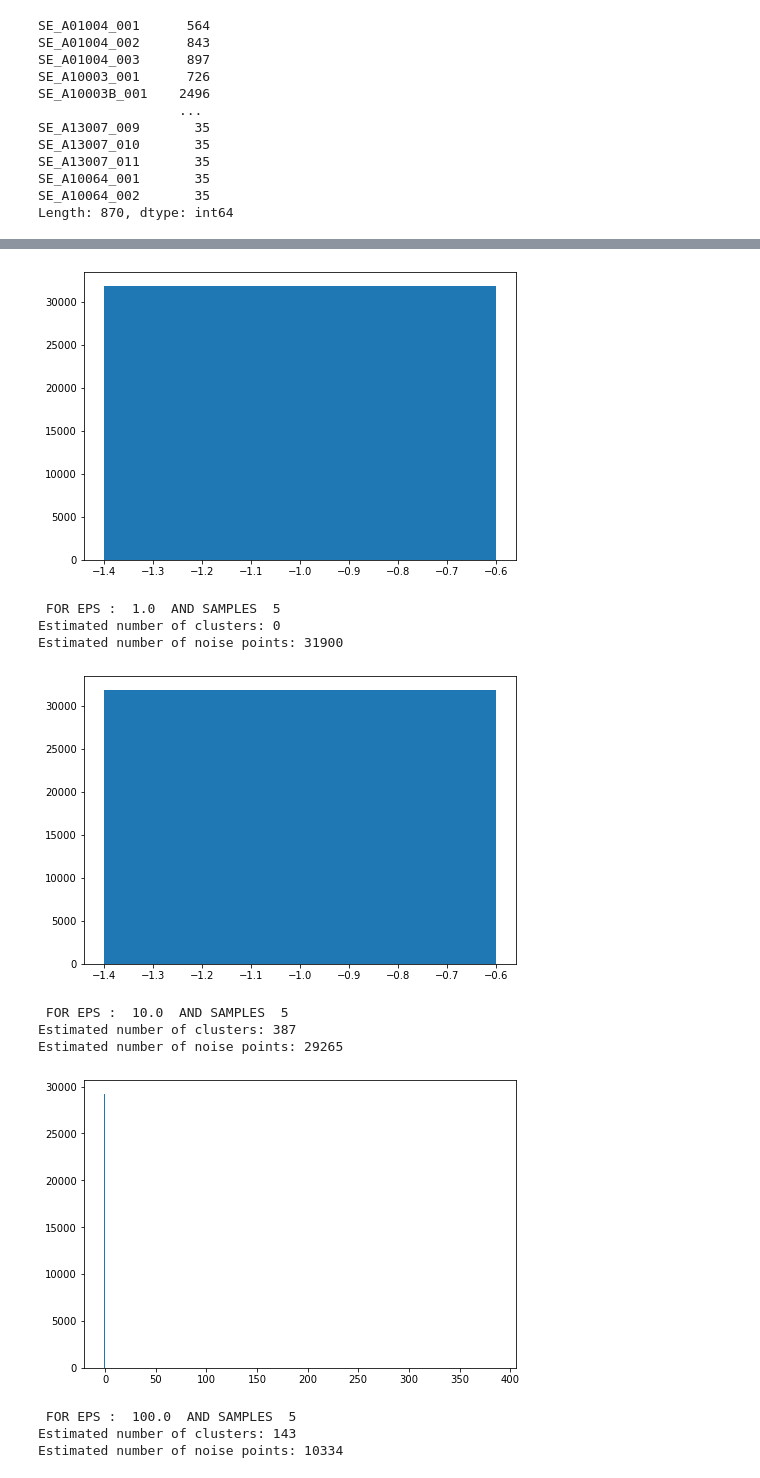
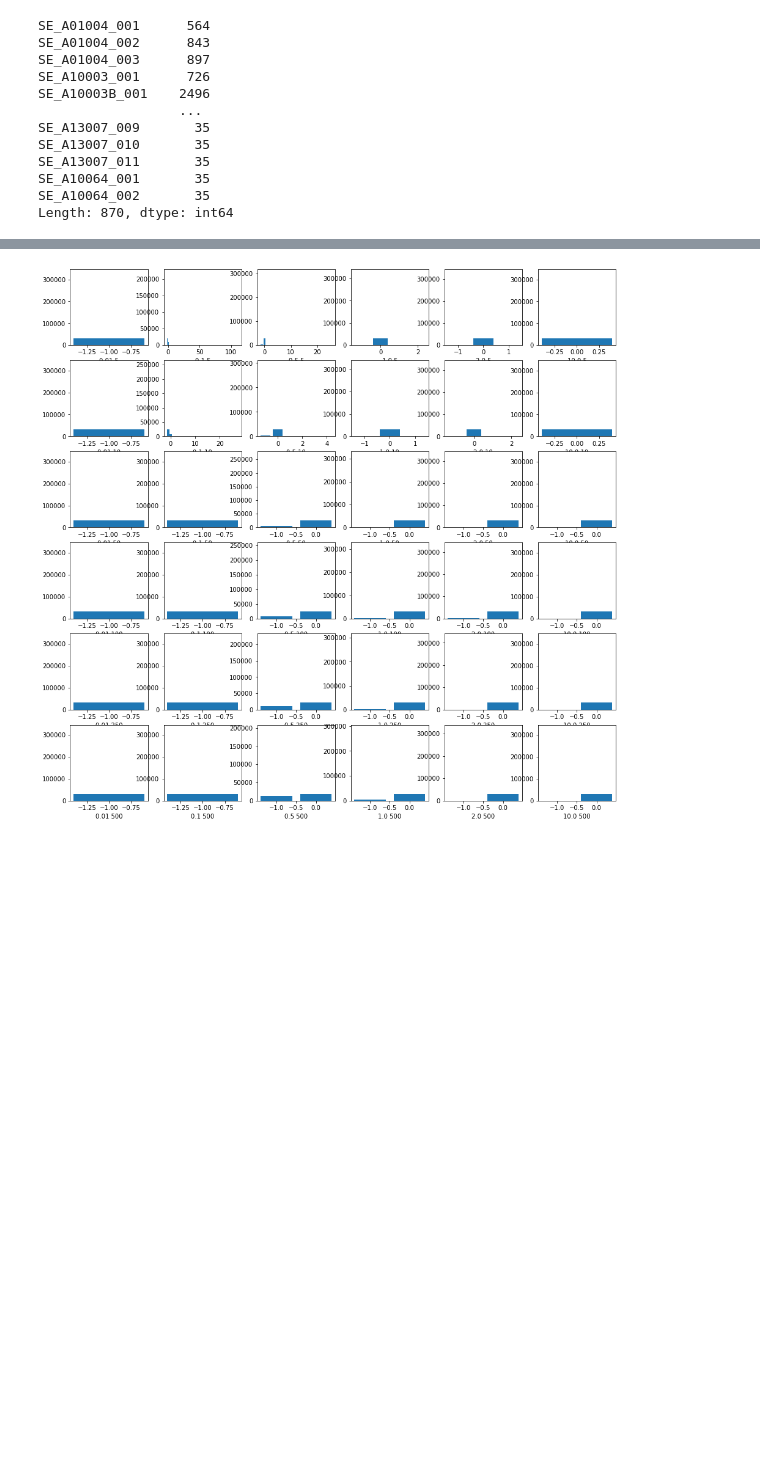
Before and after one commit to joshuajnoble/w207_group_project, a Jupyter notebook: demographics_clustering_DBSCAN.ipynb, the cells around one changed output, grey strips where cells are left out. Saved outputs shown, nothing was run; the diff lists cells and outputs as text; code cells hidden in the pictures; blank space fills up the shorter version.

Commit message:
DBSCAN

```diff
--- a/demographics_clustering_DBSCAN.ipynb
+++ b/demographics_clustering_DBSCAN.ipynb
@@ -39,7 +39,7 @@ SE_A10064_002       35
 Length: 870, dtype: int64
 # %%
 #reduced_demos = demographics_data[["SE_A00002_002", "SE_A10003_001", "SE_B12001_002", "SE_B12001_003", "SE_B12001_004", "SE_A14002_002", "SE_A14002_003", "SE_A14002_004", "SE_A14002_005", "SE_A14002_006", "SE_A14002_007", "SE_A14002_008", "SE_A14002_009", "SE_A14002_010", "SE_A14002_011", "SE_A14002_012", "SE_A14028_001", "SE_A10035B_002", "SE_A10035B_003", "SE_A10035B_004", "SE_A10035B_005", "SE_A10035B_006", "SE_A10035B_007", "SE_A10035B_008", "SE_A10035B_009" ]]
-reduced_demos = demographics_data[["SE_A00002_002", "SE_A14028_001", "SE_A14008_001"]]
+reduced_demos = demographics_data[["SE_A00002_002", "SE_A14028_001", "SE_A14011_001", "SE_A14008_001", "SE_B10040_002", "SE_B10040_003"]]
 # %%
 null_counts = reduced_demos.isnull().sum()
 print(null_counts[null_counts > 0])
@@ -55,5 +58,5 @@ print(reduced_demos.shape)
 # %%
-#reduced_demos = StandardScaler().fit_transform(reduced_demos)
+reduced_demos = StandardScaler().fit_transform(reduced_demos)
 # %%
 reduced_demos[0:5]
 # %% [output]
@@ -66,40 +73,44 @@ reduced_demos[0:5]
 # %%
-eps = [0.5, 1.0, 10.0, 100.0, 500.0, 1000.0]
+import matplotlib.pyplot as plt
+
+eps = [0.01, 0.1, 0.5, 1.0, 2.0, 10.0]
 samples = [5, 10, 50, 100, 250, 500]
 
-for s in samples:
-    for e in eps:
-        # define the model
-        dbscan_model = DBSCAN(eps=e, min_samples=s)
+fig, axes = plt.subplots(6, 6, figsize = (16, 16))
 
-        # train the model
-        dbscan_model.fit(reduced_demos)
+for i, ax in enumerate(axes.reshape(-1)):
+    s = samples[int(i/6)]
+    e = eps[int(i % 6)]
+    # define the model
+    dbscan_model = DBSCAN(eps=e, min_samples=s)
 
-        core_samples_mask = np.zeros_like(dbscan_model.labels_, dtype=bool)
-        core_samples_mask[dbscan_model.core_sample_indices_] = True
-        labels = dbscan_model.labels_
+    # train the model
+    dbscan_model.fit(reduced_demos)
 
-        # Number of clusters in labels, ignoring noise if present.
-        n_clusters_ = len(set(labels)) - (1 if -1 in labels else 0)
-        n_noise_ = list(labels).count(-1)
+    core_samples_mask = np.zeros_like(dbscan_model.labels_, dtype=bool)
+    core_samples_mask[dbscan_model.core_sample_indices_] = True
+    labels = dbscan_model.labels_
 
-        print(" FOR EPS : ", e, " AND SAMPLES ", s)
-        print('Estimated number of clusters: %d' % n_clusters_)
-        print('Estimated number of noise points: %d' % n_noise_)
+    # Number of clusters in labels, ignoring noise if present.
+    n_clusters_ = len(set(labels)) - (1 if -1 in labels else 0)
+    n_noise_ = list(labels).count(-1)
 
-        # unique_labels = set(labels)
-        # for k in unique_labels:
-        #     class_member_mask = (labels == k)
-        #     xy = reduced_demos[class_member_mask & core_samples_mask]
-        #     print("number of members in cluster ", k, ": ", len(xy))
-        #     print(xy.head())
+    print(" FOR EPS : ", e, " AND SAMPLES ", s)
+    print('Estimated number of clusters: %d' % n_clusters_)
+    print('Estimated number of noise points: %d' % n_noise_)
 
+    # unique_labels = set(labels)
+    # for k in unique_labels:
+    #     class_member_mask = (labels == k)
+    #     xy = reduced_demos[class_member_mask & core_samples_mask]
+    #     print("number of members in cluster ", k, ": ", len(xy))
+    #     print(xy.head())
 
-        clusters = np.unique(labels, return_counts=True)
+    clusters = np.unique(labels, return_counts=True)
+    ax.bar(clusters[0],clusters[1])
+    ax.set_xlabel(str(e) + " " + str(s))
+    ax.set_ymargin(10)
 
-        import matplotlib.pyplot as plt
-        fig = plt.figure()
-        ax = fig.add_axes([0,0,1,1])
-        ax.bar(clusters[0],clusters[1])
-        plt.show()
+plt.tightlayout()
+plt.show()
 # %% [output]
@@ -109,12 +134 @@ Estimated number of noise points: 31900
-[figure, old version]
+[figure, new version]
- FOR EPS :  1.0  AND SAMPLES  5
-Estimated number of clusters: 0
-Estimated number of noise points: 31900
-[figure, removed]
- FOR EPS :  10.0  AND SAMPLES  5
-Estimated number of clusters: 387
-Estimated number of noise points: 29265
-[figure, removed]
- FOR EPS :  100.0  AND SAMPLES  5
-Estimated number of clusters: 143
-Estimated number of noise points: 10334
```
Also changed, not shown: parts of 5 cells of this notebook.
